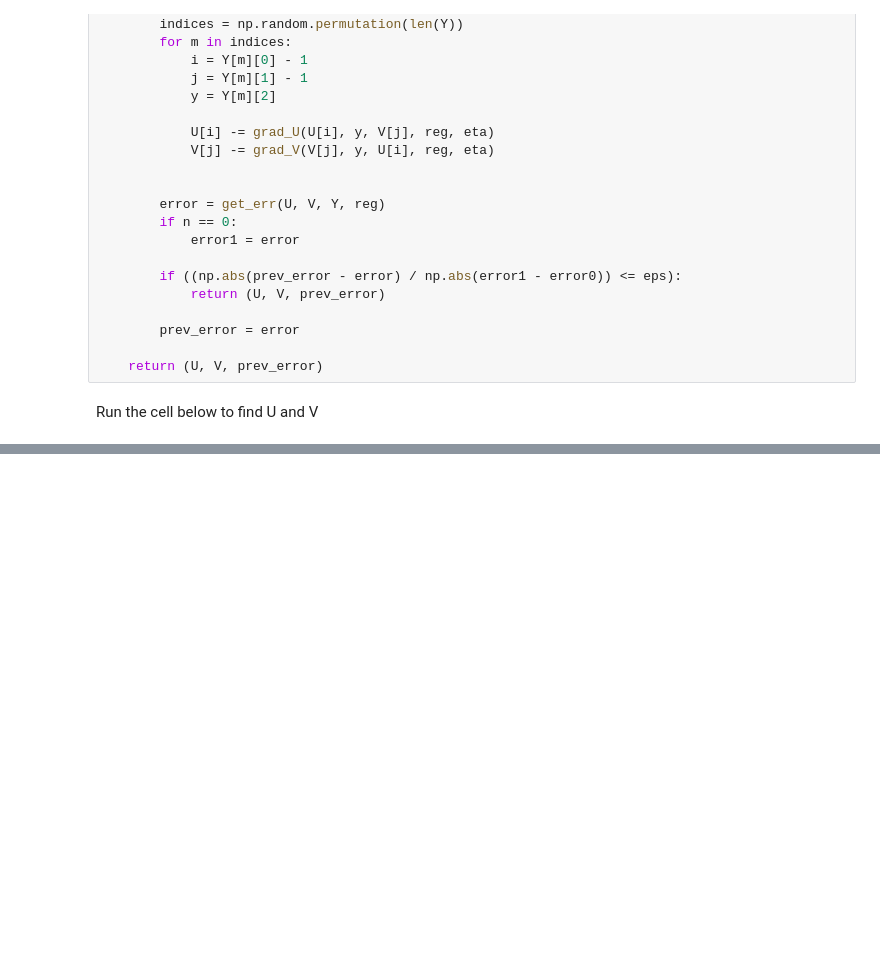
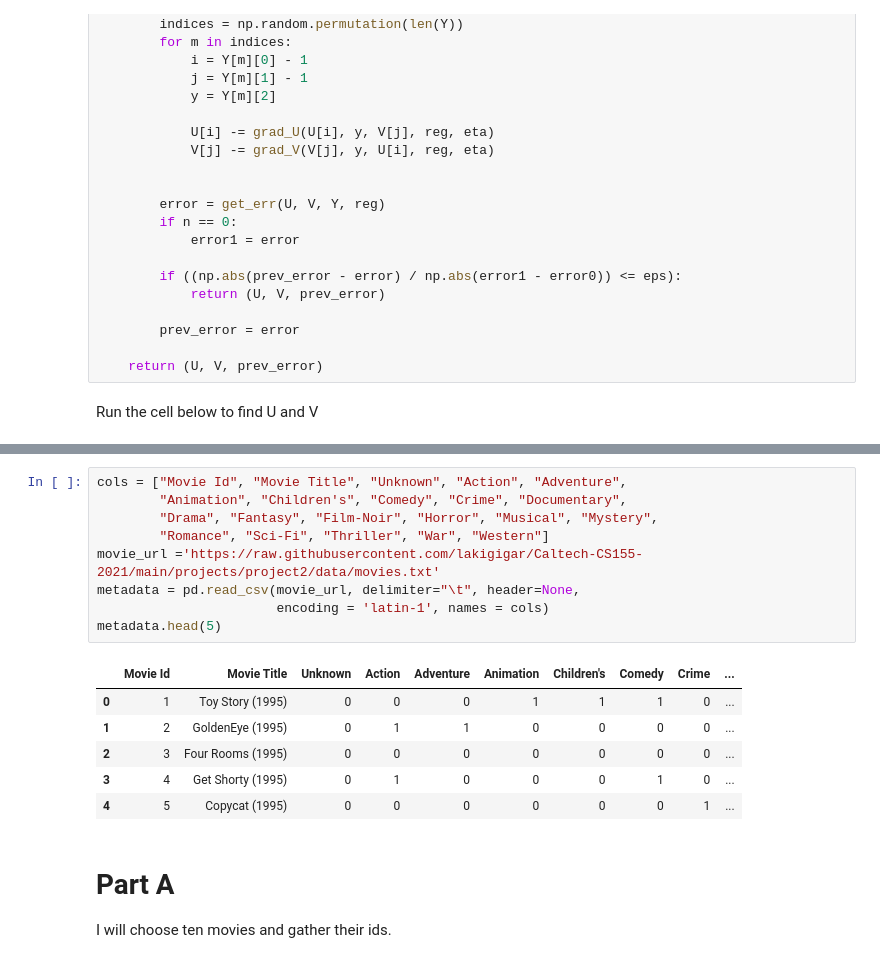
Before and after one commit to heathjohn62/CS155-Fake-Deep, a Jupyter notebook: project2/get_UV.ipynb, the cells around one changed output, grey strips where cells are left out. Saved outputs shown, nothing was run; the diff lists cells and outputs as text; blank space fills up the shorter version.

```diff
--- a/project2/get_UV.ipynb
+++ b/project2/get_UV.ipynb
@@ -133,0 +236,19 @@ Factorizing with  943  users,  1682  movies.
+# %%
+cols = ["Movie Id", "Movie Title", "Unknown", "Action", "Adventure",
+        "Animation", "Children's", "Comedy", "Crime", "Documentary",
+        "Drama", "Fantasy", "Film-Noir", "Horror", "Musical", "Mystery",
+        "Romance", "Sci-Fi", "Thriller", "War", "Western"]
+movie_url ='https://raw.githubusercontent.com/lakigigar/Caltech-CS155-2021/main/projects/project2/data/movies.txt'
+metadata = pd.read_csv(movie_url, delimiter="\t", header=None,
+                       encoding = 'latin-1', names = cols)
+metadata.head(5)
+# %% [output]
+|  | Movie Id | Movie Title | Unknown | Action | Adventure | Animation | Children's | Comedy | Crime | ... |
+| 0 | 1 | Toy Story (1995) | 0 | 0 | 0 | 1 | 1 | 1 | 0 | ... |
+| 1 | 2 | GoldenEye (1995) | 0 | 1 | 1 | 0 | 0 | 0 | 0 | ... |
+| 2 | 3 | Four Rooms (1995) | 0 | 0 | 0 | 0 | 0 | 0 | 0 | ... |
+| 3 | 4 | Get Shorty (1995) | 0 | 1 | 0 | 0 | 0 | 1 | 0 | ... |
+| 4 | 5 | Copycat (1995) | 0 | 0 | 0 | 0 | 0 | 0 | 1 | ... |
+# %% [markdown]
+# Part A
+I will choose ten movies and gather their ids.
```
Also changed, not shown: parts of 17 cells of this notebook, 1 other file.
